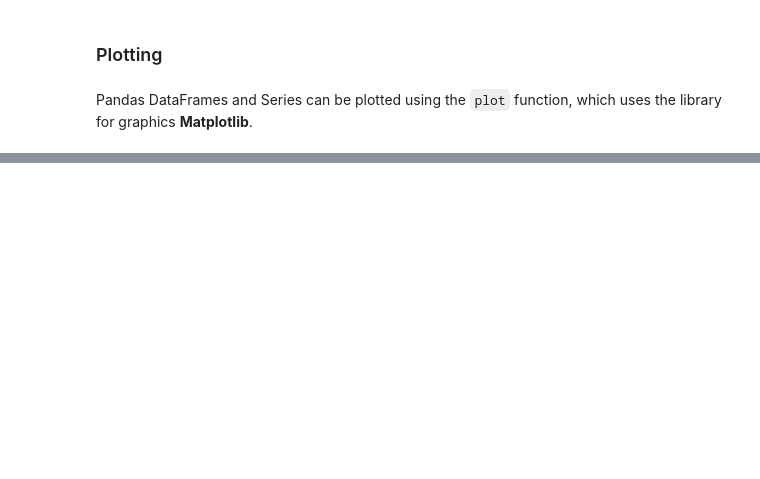
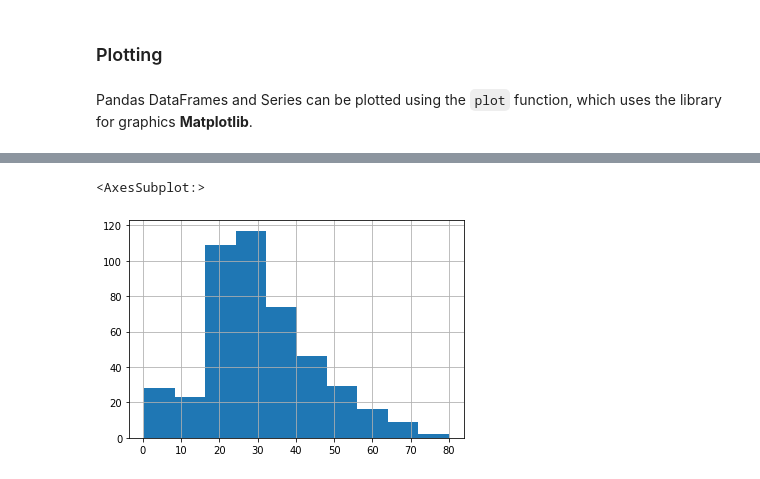
Before and after one commit to beyond2013/DataScience, a Jupyter notebook: 1stSession.ipynb, the cells around one changed output, grey strips where cells are left out. Cells and saved outputs as stored; diff of their text form; code cells hidden in the pictures; blank space fills up the shorter version.

```diff
--- a/1stSession.ipynb
+++ b/1stSession.ipynb
@@ -547,0 +232,5 @@ array([36, 39, 42,  8])
+# %%
+df[df.Sex=="male"].Age.hist()
+# %% [output]
+<AxesSubplot:>
+[figure, added]
```
Also changed, not shown: parts of 51 cells of this notebook, 3 other files.
